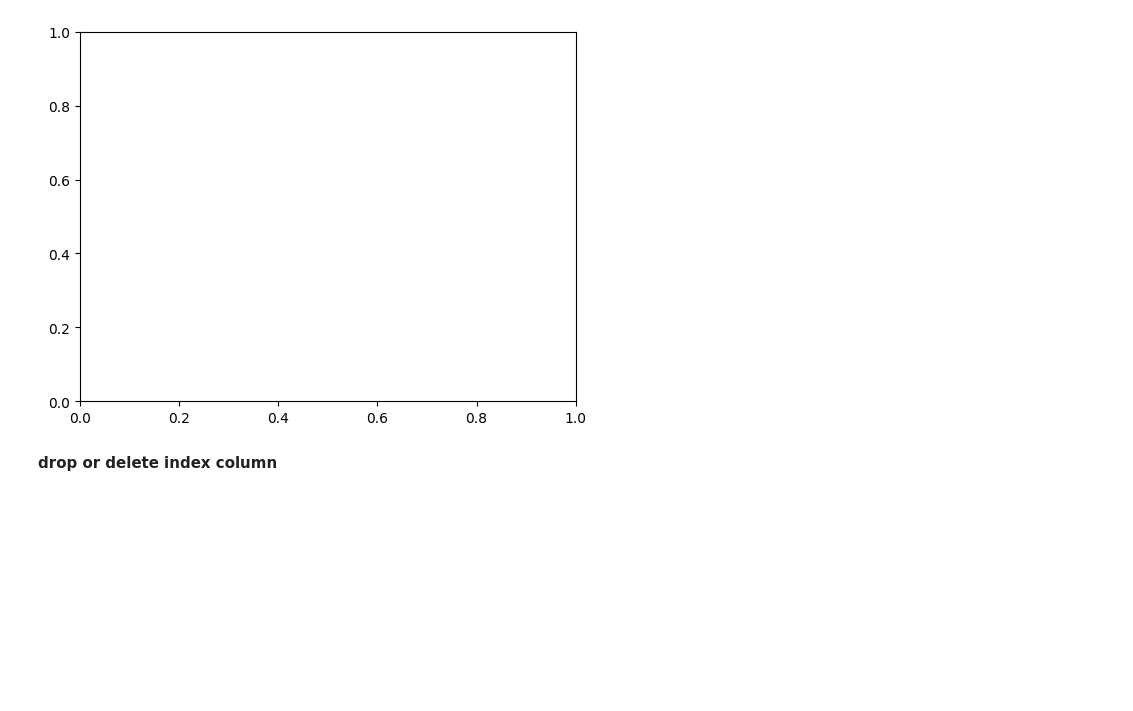
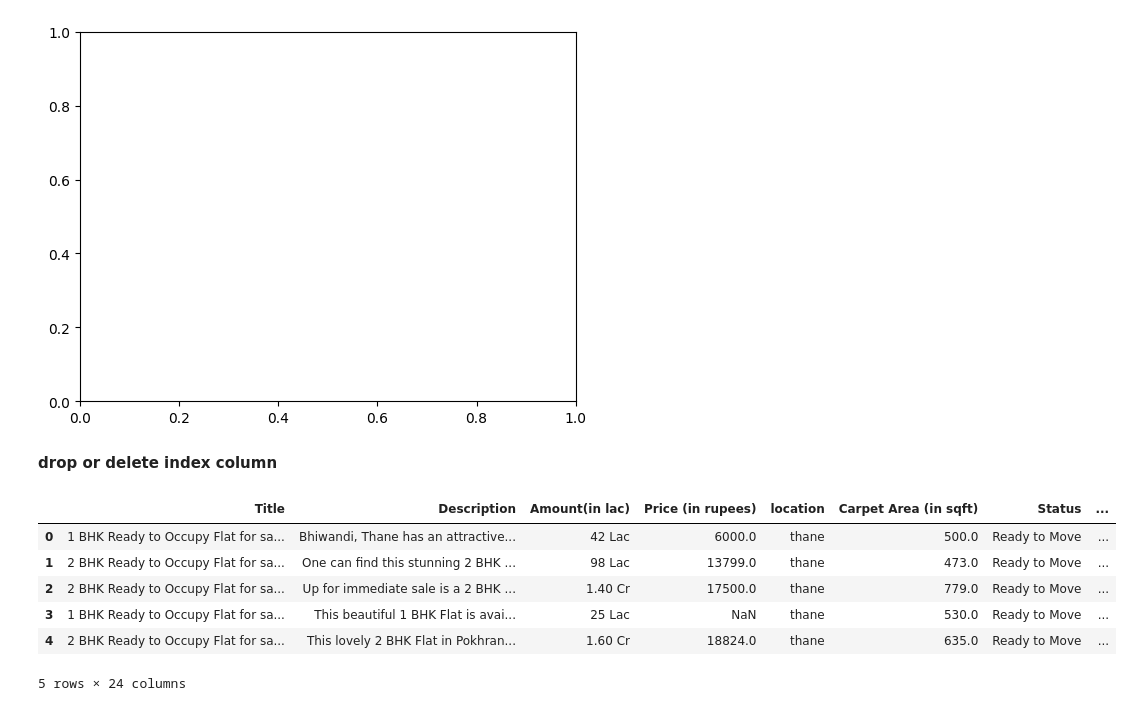
Before and after one commit to Trusha216/AI-ML-internship, a Jupyter notebook: house_prices.ipynb, the cells around one changed output. Saved outputs shown, nothing was run; the diff lists cells and outputs as text; code cells hidden in the pictures; blank space fills up the shorter version.

```diff
--- a/house_prices.ipynb
+++ b/house_prices.ipynb
@@ -722,9 +724,3 @@ Index(['Index', 'Title', 'Description', 'Amount(in lac)', 'Price (in rupees)',
        'Covered car Parking', 'Current Floor', 'Total Floors',
        'converted_amounts', 'BHK'],
       dtype='object')
-# %%
-data2 = data["BHK"]
-
-cleaned_data1 = [str(item).replace("BHK", "") if item is not np.nan else np.nan  for item in data2]
-
-print(cleaned_data1)
@@ -760,3 +754,13 @@ TypeError: 'value' must be an instance of str or bytes, not a float
 **drop or delete index column**
 # %%
 data = data.drop("Index", axis=1)
+# %%
+data.head(5)
+# %% [output]
+|  | Title | Description | Amount(in lac) | Price (in rupees) | location | Carpet Area (in sqft) | Status | ... |
+| 0 | 1 BHK Ready to Occupy Flat for sa... | Bhiwandi, Thane has an attractive... | 42 Lac | 6000.0 | thane | 500.0 | Ready to Move | ... |
+| 1 | 2 BHK Ready to Occupy Flat for sa... | One can find this stunning 2 BHK ... | 98 Lac | 13799.0 | thane | 473.0 | Ready to Move | ... |
+| 2 | 2 BHK Ready to Occupy Flat for sa... | Up for immediate sale is a 2 BHK ... | 1.40 Cr | 17500.0 | thane | 779.0 | Ready to Move | ... |
+| 3 | 1 BHK Ready to Occupy Flat for sa... | This beautiful 1 BHK Flat is avai... | 25 Lac | NaN | thane | 530.0 | Ready to Move | ... |
+| 4 | 2 BHK Ready to Occupy Flat for sa... | This lovely 2 BHK Flat in Pokhran... | 1.60 Cr | 18824.0 | thane | 635.0 | Ready to Move | ... |
+5 rows × 24 columns
```
Also changed, not shown: parts of 2 cells of this notebook.
